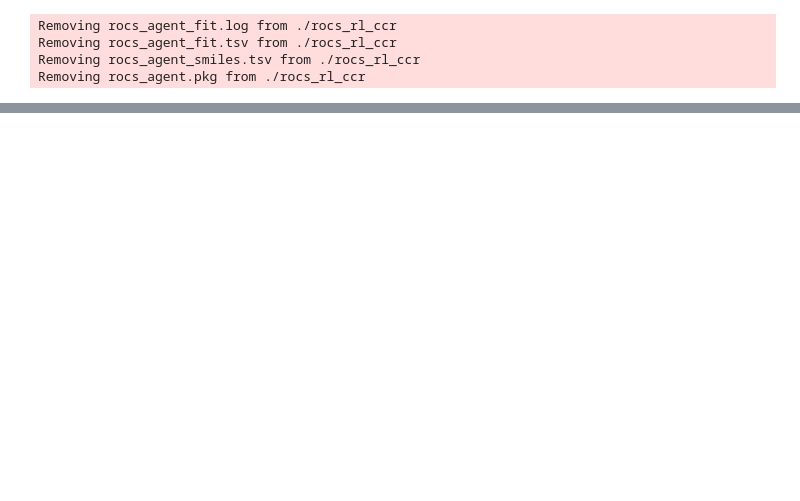
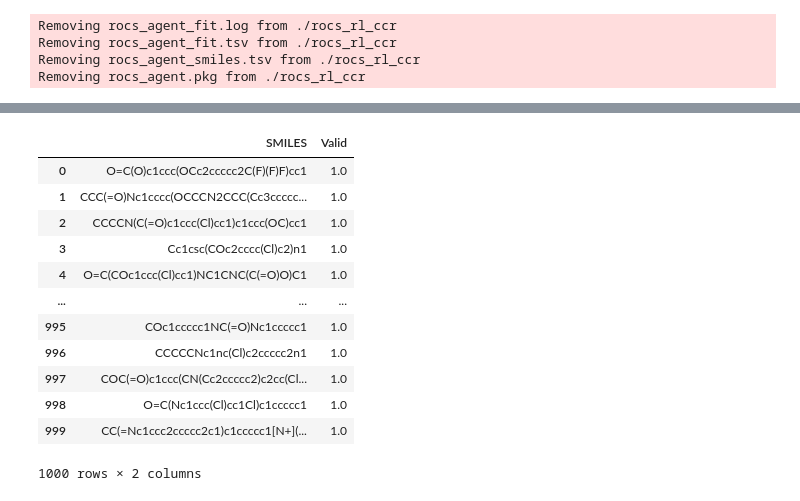
Before and after one commit to CDDLeiden/DrugEx, a Jupyter notebook: tutorial/rocs/DrugEx_RNN_ROCS_v2.ipynb, the cells around one changed output, grey strips where cells are left out. Cells and saved outputs as stored; diff of their text form; code cells hidden in the pictures; blank space fills up the shorter version.

```diff
--- a/tutorial/rocs/DrugEx_RNN_ROCS_v2.ipynb
+++ b/tutorial/rocs/DrugEx_RNN_ROCS_v2.ipynb
@@ -637,6 +482,22 @@ optimized_model.loadStatesFromFile(f"{MODEL_DIR_RL}/rocs_agent.pkg")
 
 # Generate molecules
 generated = optimized_model.generate(num_samples=1000)
+# %%
+generated
+# %% [output]
+|  | SMILES | Valid |
+| 0 | O=C(O)c1ccc(OCc2ccccc2C(F)(F)F)cc1 | 1.0 |
+| 1 | CCC(=O)Nc1cccc(OCCCN2CCC(Cc3ccccc... | 1.0 |
+| 2 | CCCCN(C(=O)c1ccc(Cl)cc1)c1ccc(OC)cc1 | 1.0 |
+| 3 | Cc1csc(COc2cccc(Cl)c2)n1 | 1.0 |
+| 4 | O=C(COc1ccc(Cl)cc1)NC1CNC(C(=O)O)C1 | 1.0 |
+| ... | ... | ... |
+| 995 | COc1ccccc1NC(=O)Nc1ccccc1 | 1.0 |
+| 996 | CCCCCNc1nc(Cl)c2ccccc2n1 | 1.0 |
+| 997 | COC(=O)c1ccc(CN(Cc2ccccc2)c2cc(Cl... | 1.0 |
+| 998 | O=C(Nc1ccc(Cl)cc1Cl)c1ccccc1 | 1.0 |
+| 999 | CC(=Nc1ccc2ccccc2c1)c1ccccc1[N+](... | 1.0 |
+1000 rows × 2 columns
 # %%
 generated_smiles = generated.SMILES.tolist()
 
```
Also changed, not shown: parts of 37 cells of this notebook.
